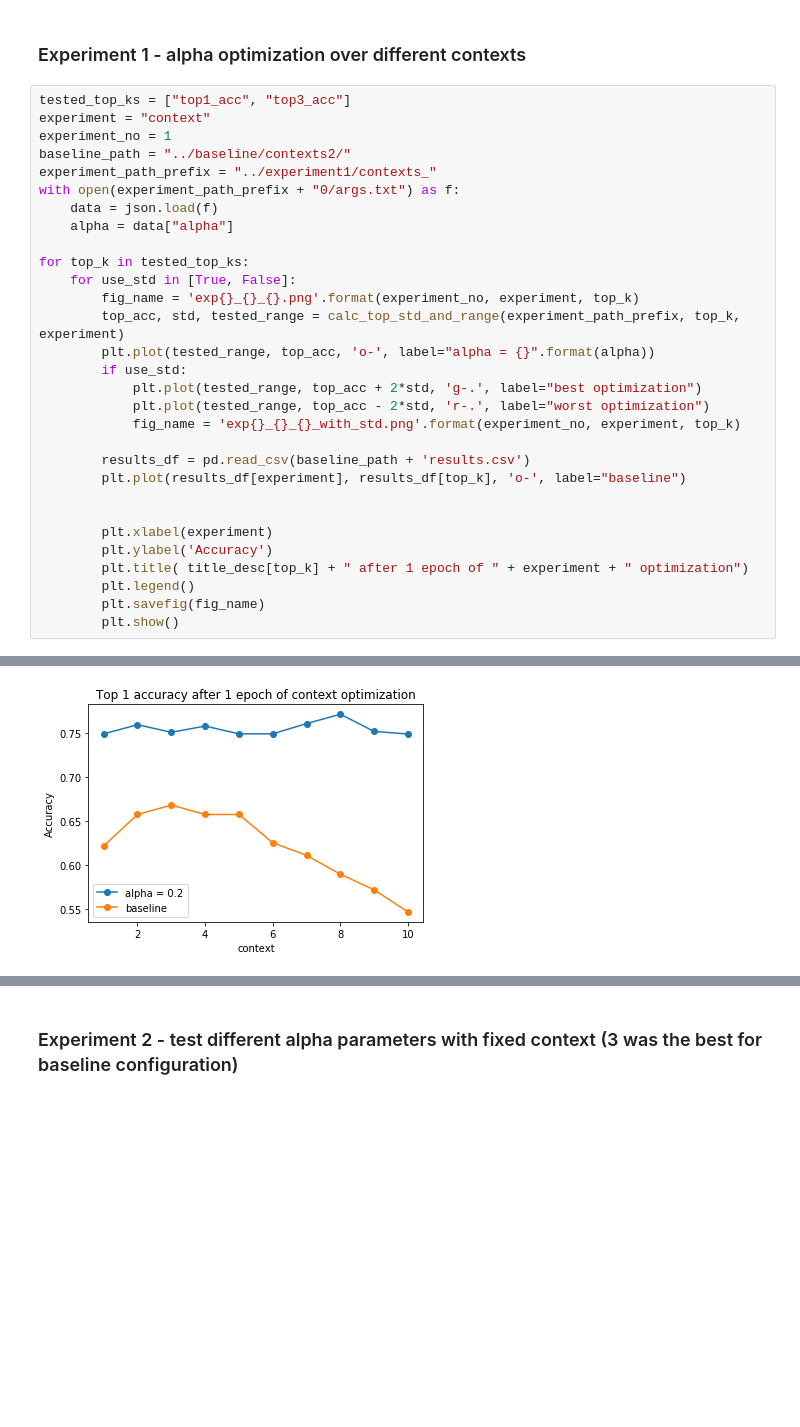
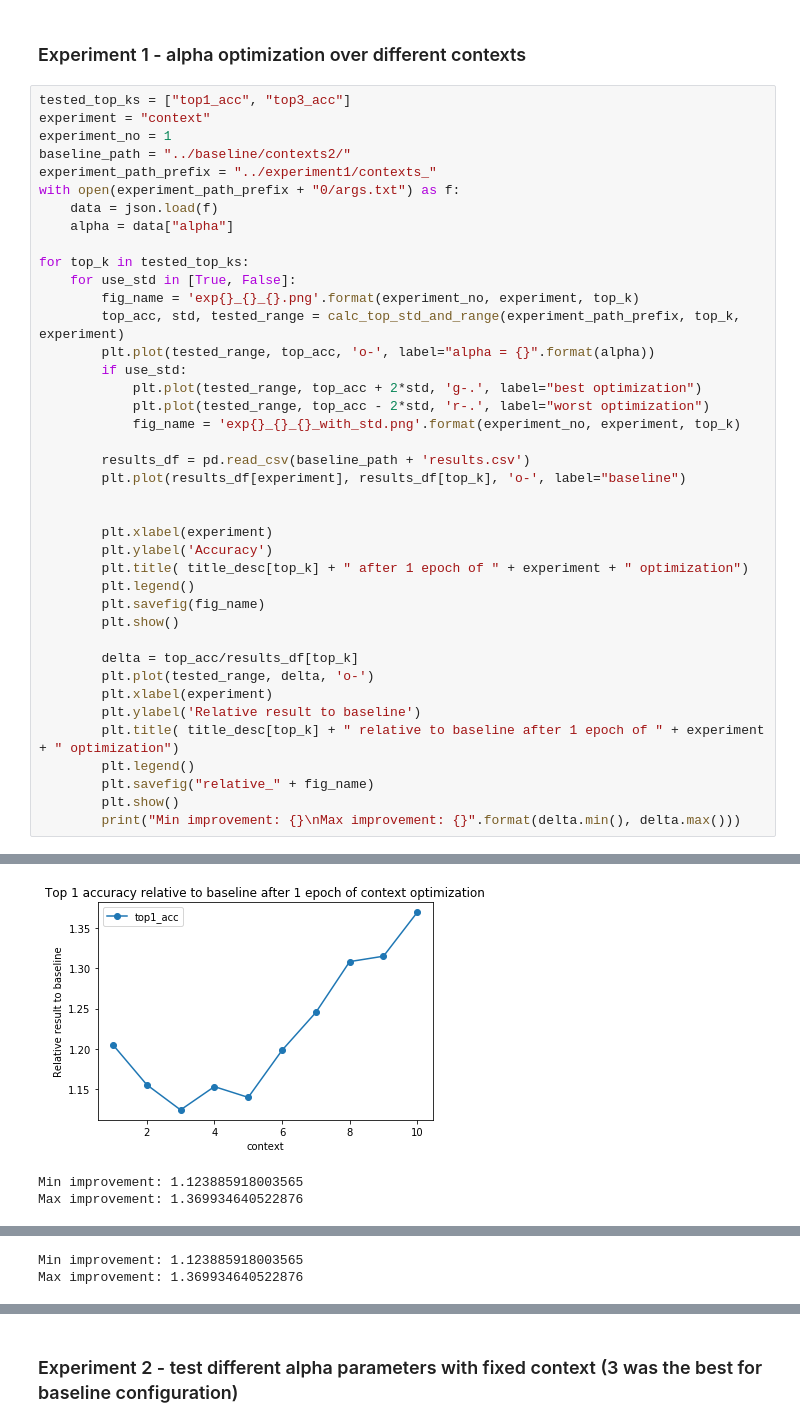
Before and after one commit to gberinger/automatic-wiki-links, a Jupyter notebook: experiments/alpha_beta_context_optimalizations/new_plots.ipynb, the cells around one changed output, grey strips where cells are left out. Saved outputs shown, nothing was run; the diff lists cells and outputs as text; blank space fills up the shorter version.

Commit message:
Add plots with relative improvement

```diff
--- a/experiments/alpha_beta_context_optimalizations/new_plots.ipynb
+++ b/experiments/alpha_beta_context_optimalizations/new_plots.ipynb
@@ -57,31 +57,43 @@ tested_top_ks = ["top1_acc", "top3_acc"]
 experiment = "context"
 experiment_no = 1
 baseline_path = "../baseline/contexts2/"
 experiment_path_prefix = "../experiment1/contexts_"
 with open(experiment_path_prefix + "0/args.txt") as f:
     data = json.load(f)
     alpha = data["alpha"]
 
 for top_k in tested_top_ks:
     for use_std in [True, False]:
         fig_name = 'exp{}_{}_{}.png'.format(experiment_no, experiment, top_k)
         top_acc, std, tested_range = calc_top_std_and_range(experiment_path_prefix, top_k, experiment)
         plt.plot(tested_range, top_acc, 'o-', label="alpha = {}".format(alpha))
         if use_std:
             plt.plot(tested_range, top_acc + 2*std, 'g-.', label="best optimization")
             plt.plot(tested_range, top_acc - 2*std, 'r-.', label="worst optimization")
             fig_name = 'exp{}_{}_{}_with_std.png'.format(experiment_no, experiment, top_k)
 
         results_df = pd.read_csv(baseline_path + 'results.csv')
         plt.plot(results_df[experiment], results_df[top_k], 'o-', label="baseline")
 
 
         plt.xlabel(experiment)
         plt.ylabel('Accuracy')
         plt.title( title_desc[top_k] + " after 1 epoch of " + experiment + " optimization")
         plt.legend()
         plt.savefig(fig_name)
         plt.show()
+
+        delta = top_acc/results_df[top_k]
+        plt.plot(tested_range, delta, 'o-')
+        plt.xlabel(experiment)
+        plt.ylabel('Relative result to baseline')
+        plt.title( title_desc[top_k] + " relative to baseline after 1 epoch of " + experiment + " optimization")
+        plt.legend()
+        plt.savefig("relative_" + fig_name)
+        plt.show()
+        print("Min improvement: {}\nMax improvement: {}".format(delta.min(), delta.max()))
 # %% [output]
 [figure]
-[figure, old version]
+[figure, new version]
+Min improvement: 1.123885918003565
+Max improvement: 1.369934640522876
@@ -89,0 +102,2 @@ for top_k in tested_top_ks:
+Min improvement: 1.123885918003565
+Max improvement: 1.369934640522876
```
Also changed, not shown: parts of 2 cells of this notebook, 4 other files.
